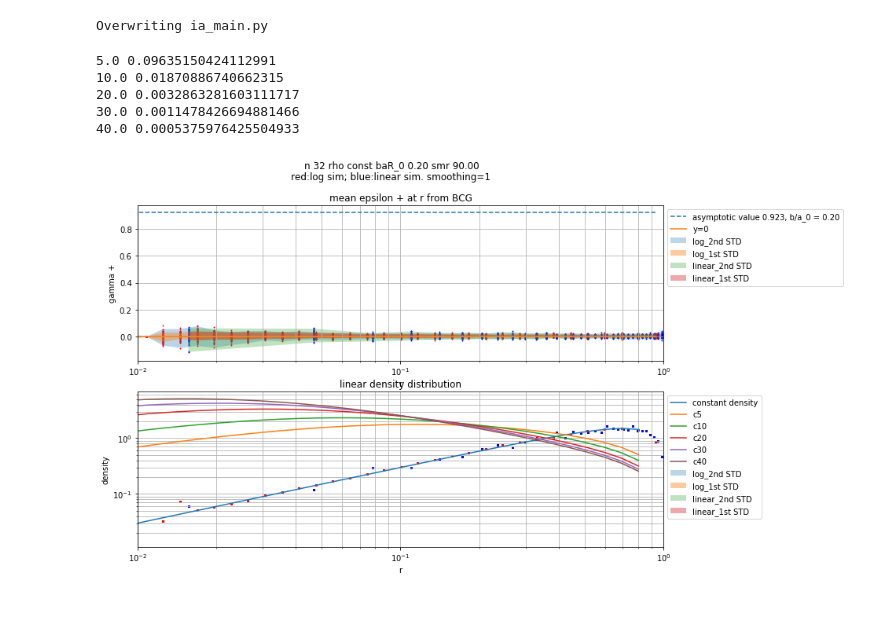
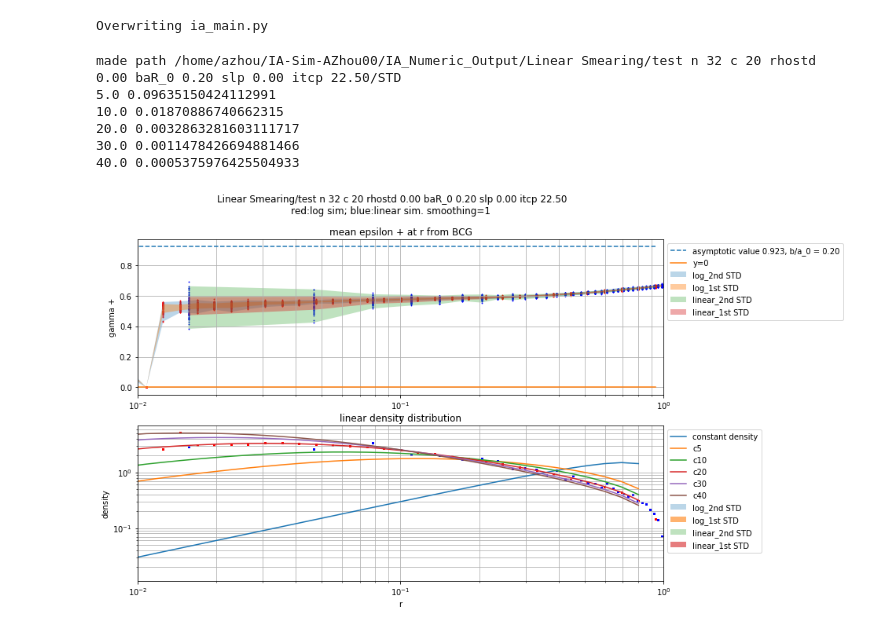
Before and after one commit to AZhou00/IA-Sim-AZhou00, a Jupyter notebook: Restructured IA Sim v3.0.ipynb, the cells around one changed output. Drawn from its saved outputs; the diff is of its cells as text; code cells hidden in the pictures.

Commit message:
linear smearing model worked like a charm:)

```diff
--- a/Restructured IA Sim v3.0.ipynb
+++ b/Restructured IA Sim v3.0.ipynb
@@ -256,27 +267,35 @@ Overwriting ia_main.py
 # %%
 import sys
 import os
 import time
 import numpy as np
 import matplotlib as mpl
 import matplotlib.pyplot as plt
 #local modules, no name conflicts
 from ia_geometry_func import *
 from execution_func import *
 from ia_plot import *
 
 n=32
 baR_0 = 0.2
 concentration = 20 #R_virial = Rs*c. since R_virial is usually chosen as the cut of limit for density profiles, we set it to 1.
-smr_run = np.pi/2
-#run_folder = 'n %i c %i baR_0 %1.2f smr %1.2f'%(n,concentration,0.2,rad_to_deg(smr_run))
-run_folder = 'n %i rho const baR_0 %1.2f smr %1.2f'%(n,0.2,rad_to_deg(smr_run))
+
+smr_slope_run = 0#np.pi/8 #radians/normalized_distance
+smr_intercept_run = np.pi/8 #radians
+density_std = 0 #fractional difference as std
+
+run_folder = 'Linear Smearing/n %i c %i rhostd %1.2f baR_0 %1.2f slp %1.2f itcp %1.2f'%(n,concentration,density_std,baR_0,rad_to_deg(smr_slope_run),rad_to_deg(smr_intercept_run))
+#run_folder = 'n %i rho const rhostd %1.2f baR_0 %1.2f smr %1.2f'%(n,density_std,baR_0,rad_to_deg(smr_run))
+
+#run_folder = 'n %i c %i baR_0 %1.2f smr %1.2f'%(n,concentration,baR_0,rad_to_deg(smr_run))
+#run_folder = 'n %i rho const baR_0 %1.2f smr %1.2f'%(n,baR_0,rad_to_deg(smr_run))
 
 error_bar_plot(1,run_folder,True)
 # %% [output]
+made path /home/azhou/IA-Sim-AZhou00/IA_Numeric_Output/Linear Smearing/test n 32 c 20 rhostd 0.00 baR_0 0.20 slp 0.00 itcp 22.50/STD
 5.0 0.09635150424112991
 10.0 0.01870886740662315
 20.0 0.0032863281603111717
 30.0 0.0011478426694881466
 40.0 0.0005375976425504933
-[figure, old version]
+[figure, new version]
```
Also changed, not shown: parts of 1 cell of this notebook, 4 other files.
